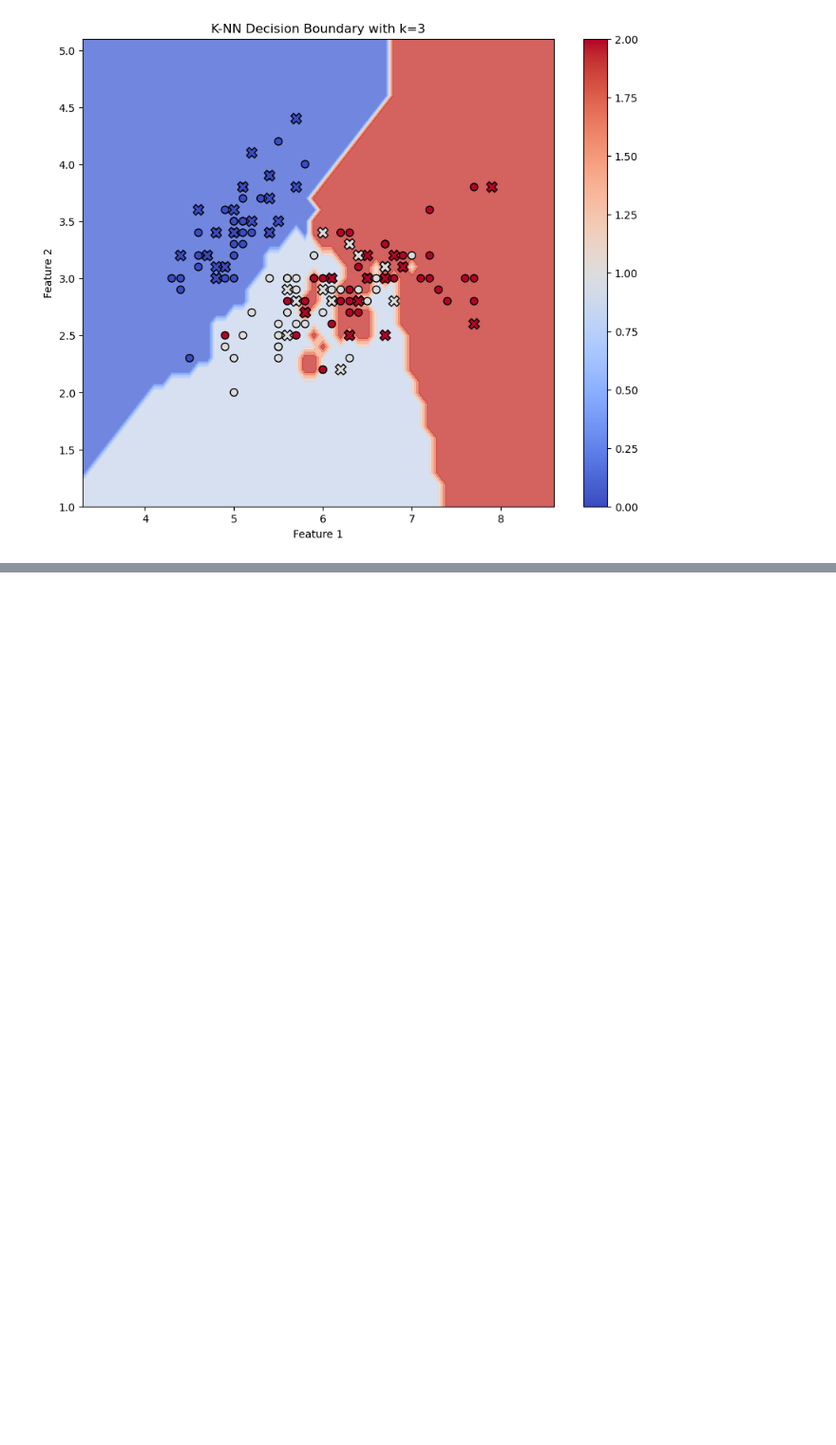
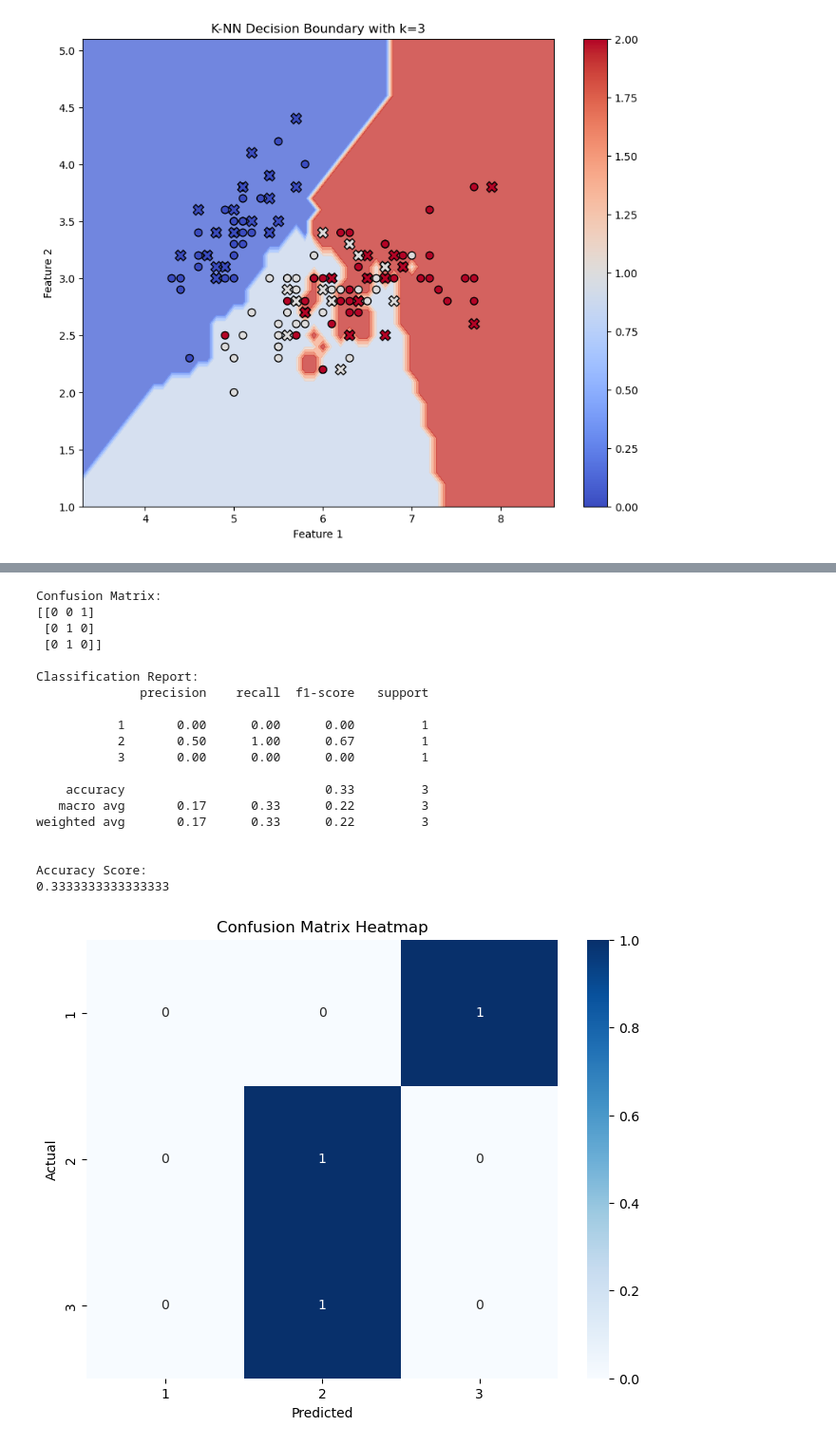
Before and after one commit to pradeepsarampalli/mllab, a Jupyter notebook: ml.ipynb, the cells around one changed output, grey strips where cells are left out. Shown at 95% size. Drawn from its saved outputs; the diff is of its cells as text; code cells hidden in the pictures; blank space fills up the shorter version.

```diff
--- a/ml.ipynb
+++ b/ml.ipynb
@@ -614,48 +717,92 @@ print(export_text(entropy_tree, feature_names=list(X.columns)))
 # %%
+# Random Forest Classifier (Clean Version)
 import pandas as pd
 from sklearn.model_selection import train_test_split
 from sklearn.ensemble import RandomForestClassifier
 from sklearn.metrics import classification_report, confusion_matrix, accuracy_score
 import matplotlib.pyplot as plt
 import seaborn as sns
-# Load the dataset
-file_path = 'glass.csv' # Replace with the correct file path
-data = pd.read_csv(file_path)
-# Preprocessing
-# Separate features and target
-X = data.drop(columns=['Type']) # Replace 'Type' with the actual target column
-name
-y = data['Type'] # Replace 'Type' with the actual target column name
-# Split the dataset into training and testing sets
-X_train, X_test, y_train, y_test = train_test_split(X, y, test_size=0.3,
-random_state=42, stratify=y)
-# Fit the Random Forest Classifier
+
+# Sample dataset (replacing glass.csv)
+data = pd.DataFrame({
+    'RI':  [1.521, 1.517, 1.516, 1.523, 1.515, 1.519, 1.522, 1.517],
+    'Na':  [13.64, 12.89, 12.73, 13.44, 12.70, 13.30, 13.10, 12.80],
+    'Mg':  [4.49, 3.60, 3.55, 3.83, 3.52, 3.58, 3.65, 3.55],
+    'Al':  [1.10, 1.36, 1.54, 1.25, 1.52, 1.41, 1.20, 1.30],
+    'Si':  [71.78, 72.73, 73.02, 72.10, 72.75, 72.57, 73.00, 72.50],
+    'K':   [0.06, 0.48, 0.39, 0.29, 0.06, 0.26, 0.30, 0.40],
+    'Ca':  [8.75, 7.83, 7.78, 8.40, 8.75, 8.70, 8.55, 7.90],
+    'Ba':  [0.0, 0.0, 0.0, 0.0, 0.0, 0.0, 0.10, 0.0],
+    'Fe':  [0.00, 0.29, 0.25, 0.14, 0.19, 0.12, 0.20, 0.15],
+    'Type': [1, 1, 2, 2, 3, 3, 1, 2]
+})
+
+# Features & Target
+X = data.drop(columns=['Type'])
+y = data['Type']
+
+# Train-test split
+X_train, X_test, y_train, y_test = train_test_split(
+    X, y, test_size=0.3, random_state=42, stratify=y
+)
+
+# Random Forest model
 rf_model = RandomForestClassifier(n_estimators=100, random_state=42)
 rf_model.fit(X_train, y_train)
+
 # Predictions
 y_pred = rf_model.predict(X_test)
-# Evaluation
+
+# Confusion Matrix
 print("Confusion Matrix:")
 conf_matrix = confusion_matrix(y_test, y_pred)
 print(conf_matrix)
+
+# Classification Report (fixed for warnings)
 print("\nClassification Report:")
-print(classification_report(y_test, y_pred))
+print(classification_report(y_test, y_pred, zero_division=0))
+
+# Accuracy
 print("\nAccuracy Score:")
 print(accuracy_score(y_test, y_pred))
-# Visualize the confusion matrix
+
+# Confusion Matrix Heatmap
 plt.figure(figsize=(8, 6))
-sns.heatmap(conf_matrix, annot=True, fmt='d', cmap="Blues",xticklabels=rf_model.classes_, yticklabels=rf_model.classes_)
+sns.heatmap(conf_matrix, annot=True, fmt='d', cmap="Blues",
+            xticklabels=rf_model.classes_, yticklabels=rf_model.classes_)
 plt.title("Confusion Matrix Heatmap")
 plt.xlabel("Predicted")
 plt.ylabel("Actual")
 plt.show()
+
 # Feature Importance
 importances = rf_model.feature_importances_
 feature_names = X.columns
-# Visualize feature importance
+
 plt.figure(figsize=(10, 6))
-sns.barplot(x=importances, y=feature_names, orient='h', palette="viridis")
+sns.barplot(x=importances, y=feature_names, orient='h')
 plt.title("Feature Importance in Random Forest")
 plt.xlabel("Importance")
 plt.ylabel("Feature")
 plt.show()
+# %% [output]
+Confusion Matrix:
+[[0 0 1]
+ [0 1 0]
+ [0 1 0]]
+
+Classification Report:
+              precision    recall  f1-score   support
+
+           1       0.00      0.00      0.00         1
+           2       0.50      1.00      0.67         1
+           3       0.00      0.00      0.00         1
+
+    accuracy                           0.33         3
+   macro avg       0.17      0.33      0.22         3
+weighted avg       0.17      0.33      0.22         3
+
+
+Accuracy Score:
+0.3333333333333333
+[figure, added]
```
Also changed, not shown: parts of 9 cells of this notebook.
